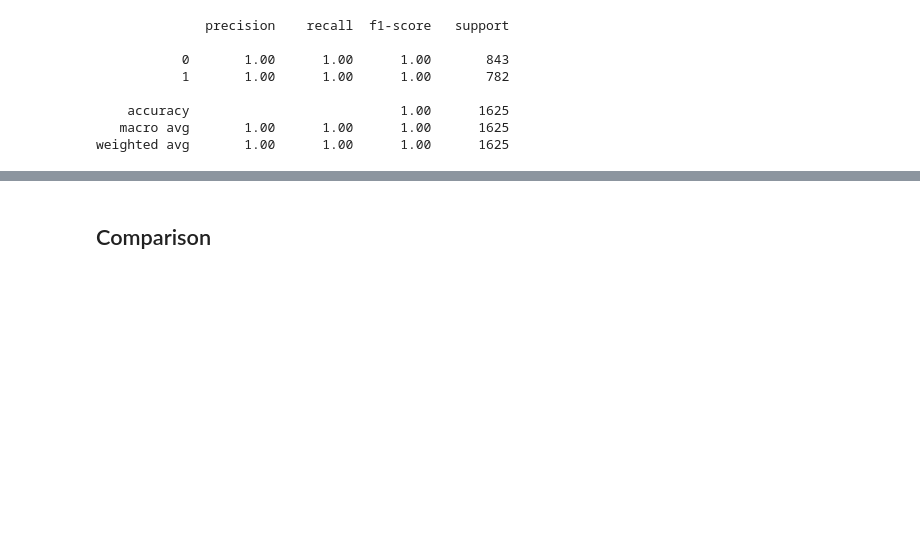
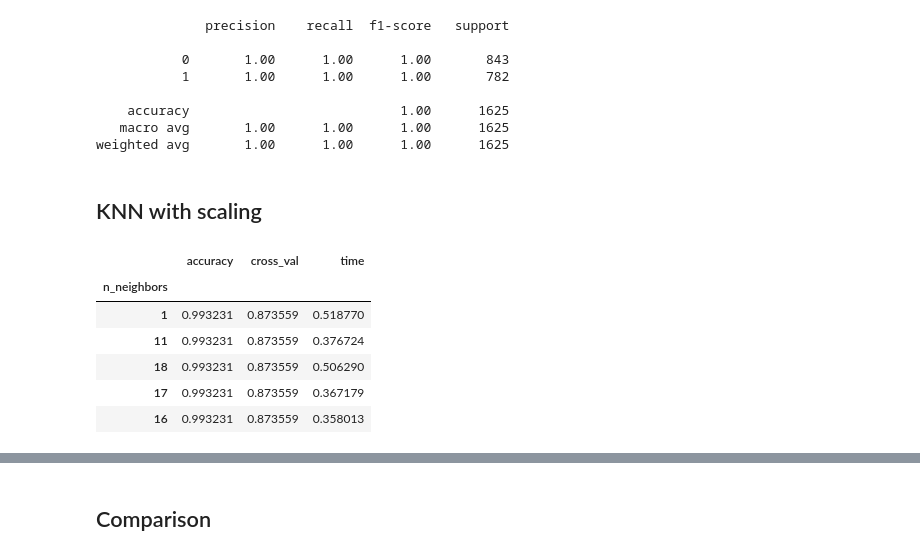
Before and after one commit to grrrml/personal-projects, a Jupyter notebook: mushroom-classification/mushroom-classification.ipynb, the cells around one changed output, grey strips where cells are left out. Cells and saved outputs as stored; diff of their text form; code cells hidden in the pictures; blank space fills up the shorter version.

```diff
--- a/mushroom-classification/mushroom-classification.ipynb
+++ b/mushroom-classification/mushroom-classification.ipynb
@@ -517,3 +518,5 @@ print(classification_report(y_test, y_pred))
     accuracy                           1.00      1625
    macro avg       1.00      1.00      1.00      1625
 weighted avg       1.00      1.00      1.00      1625
+# %% [markdown]
+## KNN with scaling
@@ -519,0 +558,10 @@ weighted avg       1.00      1.00      1.00      1625
+# %%
+results_knn_with_scaling.sort_values('accuracy', ascending=False).head(5)
+# %% [output]
+|  | accuracy | cross_val | time |
+| n_neighbors |  |  |  |
+| 1 | 0.993231 | 0.873559 | 0.518770 |
+| 11 | 0.993231 | 0.873559 | 0.376724 |
+| 18 | 0.993231 | 0.873559 | 0.506290 |
+| 17 | 0.993231 | 0.873559 | 0.367179 |
+| 16 | 0.993231 | 0.873559 | 0.358013 |
```
Also changed, not shown: parts of 8 cells of this notebook.
